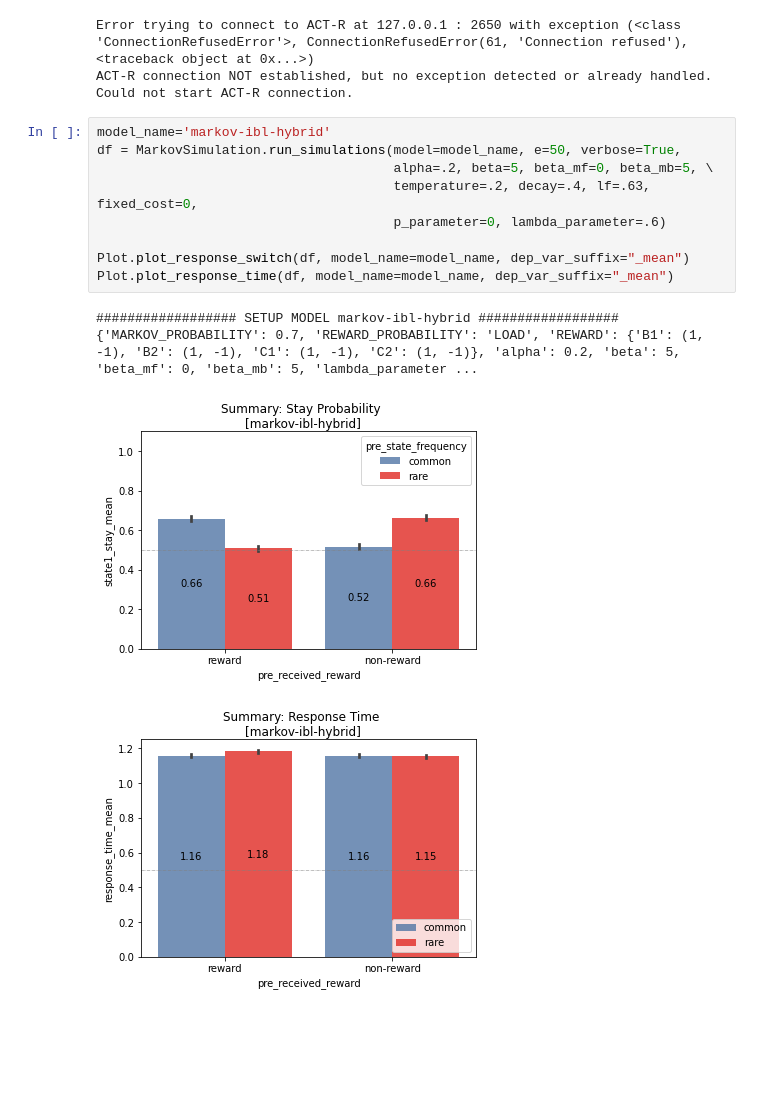
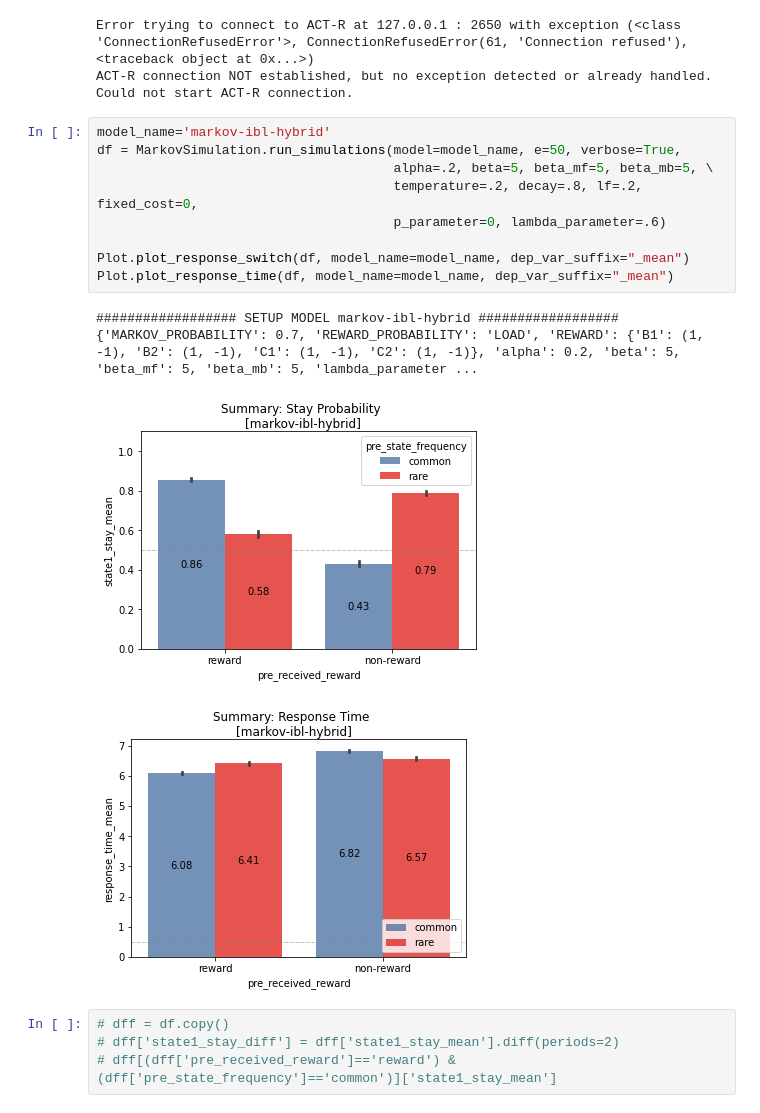
Before and after one commit to yangyuxue2333/ACTR-MarkovTask, a Jupyter notebook: analysis/test_pyactup_rt.ipynb, the cells around one changed output. Drawn from its saved outputs; the diff is of its cells as text; blank space fills up the shorter version.

```diff
--- a/analysis/test_pyactup_rt.ipynb
+++ b/analysis/test_pyactup_rt.ipynb
@@ -26,14 +26,18 @@ Could not start ACT-R connection.
 # %%
 model_name='markov-ibl-hybrid'
 df = MarkovSimulation.run_simulations(model=model_name, e=50, verbose=True,
-                                      alpha=.2, beta=5, beta_mf=0, beta_mb=5, \
-                                      temperature=.2, decay=.4, lf=.63, fixed_cost=0,
+                                      alpha=.2, beta=5, beta_mf=5, beta_mb=5, \
+                                      temperature=.2, decay=.8, lf=.2, fixed_cost=0,
                                       p_parameter=0, lambda_parameter=.6)
 
 Plot.plot_response_switch(df, model_name=model_name, dep_var_suffix="_mean")
 Plot.plot_response_time(df, model_name=model_name, dep_var_suffix="_mean")
 # %% [output]
 ################## SETUP MODEL markov-ibl-hybrid ##################
-{'MARKOV_PROBABILITY': 0.7, 'REWARD_PROBABILITY': 'LOAD', 'REWARD': {'B1': (1, -1), 'B2': (1, -1), 'C1': (1, -1), 'C2': (1, -1)}, 'alpha': 0.2, 'beta': 5, 'beta_mf': 0, 'beta_mb': 5, 'lambda_parameter ...
+{'MARKOV_PROBABILITY': 0.7, 'REWARD_PROBABILITY': 'LOAD', 'REWARD': {'B1': (1, -1), 'B2': (1, -1), 'C1': (1, -1), 'C2': (1, -1)}, 'alpha': 0.2, 'beta': 5, 'beta_mf': 5, 'beta_mb': 5, 'lambda_parameter ...
-[figure, old version]
+[figure, new version]
-[figure, old version]
+[figure, new version]
+# %%
+# dff = df.copy()
+# dff['state1_stay_diff'] = dff['state1_stay_mean'].diff(periods=2)
+# dff[(dff['pre_received_reward']=='reward') & (dff['pre_state_frequency']=='common')]['state1_stay_mean']
```
Also changed, not shown: 3 other files.
